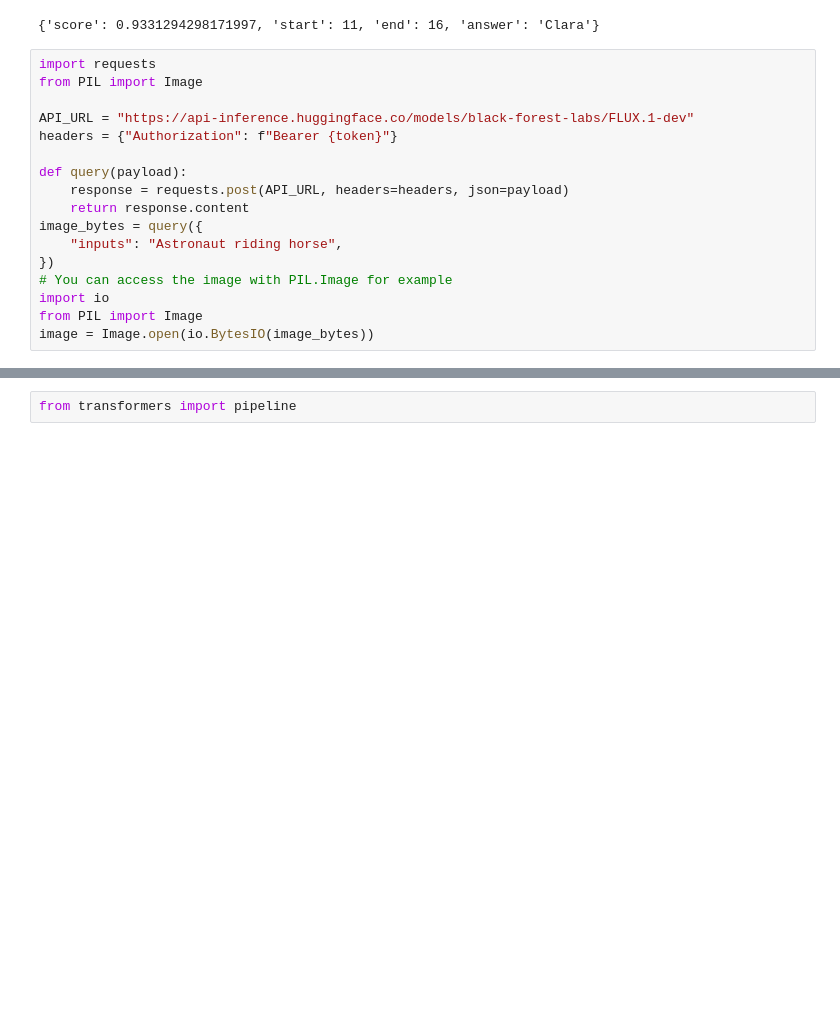
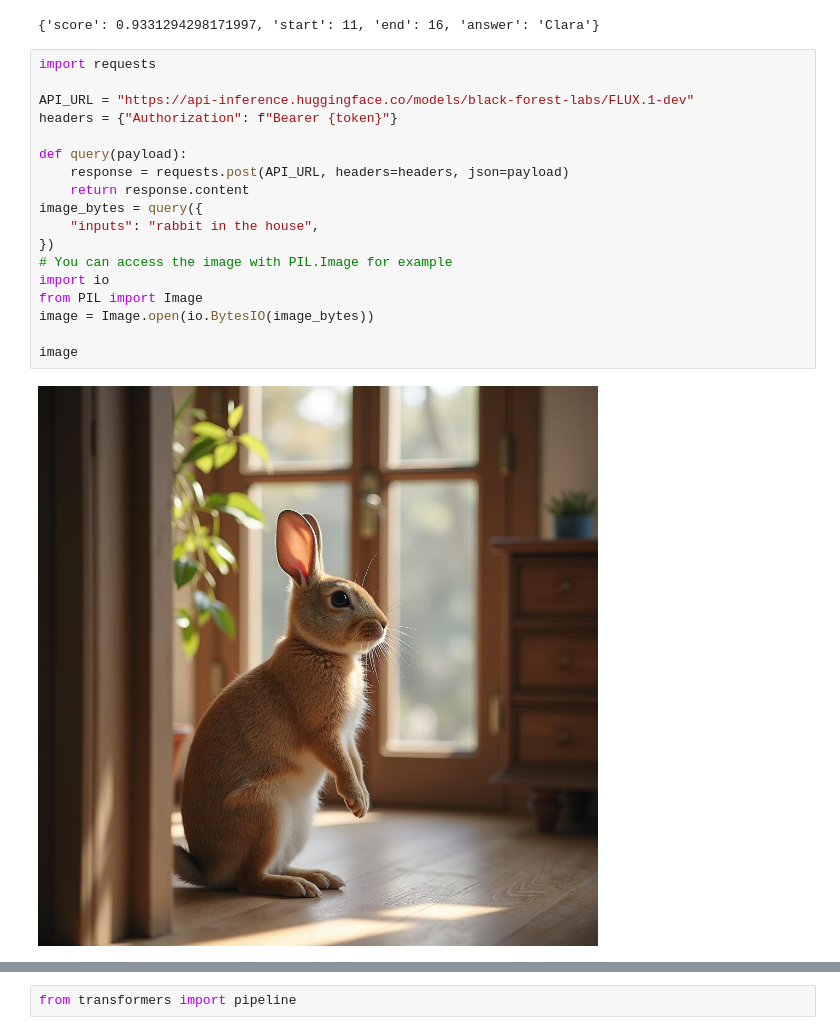
Before and after one commit to kangyeonjin/18_Deep_Learning, a Jupyter notebook: 02_huggingface/03_inference_api.ipynb, the cells around one changed output, grey strips where cells are left out. Saved outputs shown, nothing was run; the diff lists cells and outputs as text; blank space fills up the shorter version.

```diff
--- a/02_huggingface/03_inference_api.ipynb
+++ b/02_huggingface/03_inference_api.ipynb
@@ -29,18 +29,21 @@ print(output)
 {'score': 0.9331294298171997, 'start': 11, 'end': 16, 'answer': 'Clara'}
 # %%
 import requests
-from PIL import Image
 
 API_URL = "https://api-inference.huggingface.co/models/black-forest-labs/FLUX.1-dev"
 headers = {"Authorization": f"Bearer {token}"}
 
 def query(payload):
 	response = requests.post(API_URL, headers=headers, json=payload)
 	return response.content
 image_bytes = query({
-	"inputs": "Astronaut riding horse",
+	"inputs": "rabbit in the house",
 })
 # You can access the image with PIL.Image for example
 import io
 from PIL import Image
 image = Image.open(io.BytesIO(image_bytes))
+
+image
+# %% [output]
+[figure, added]
```
Also changed, not shown: parts of 9 cells of this notebook, 10 other files.
